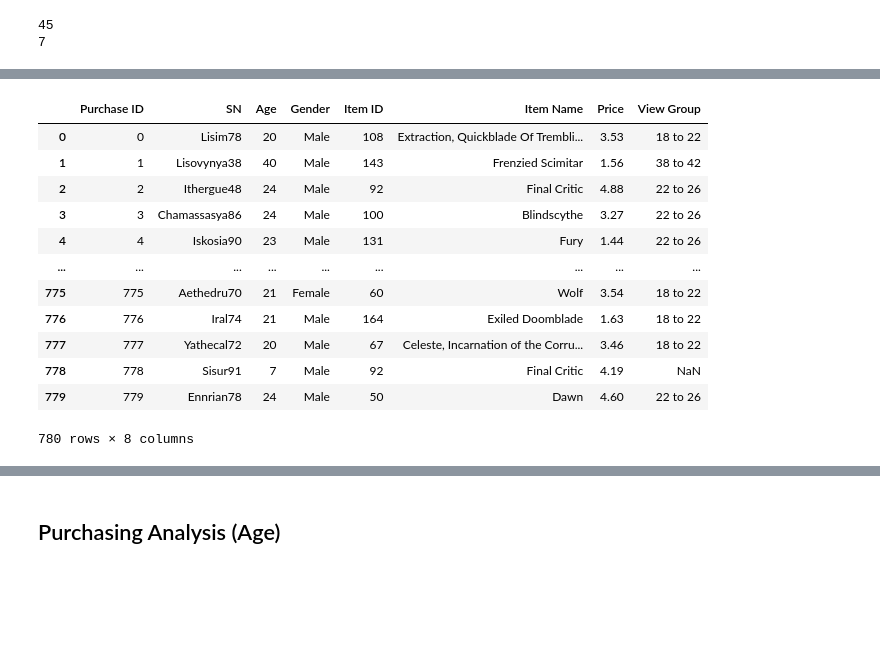
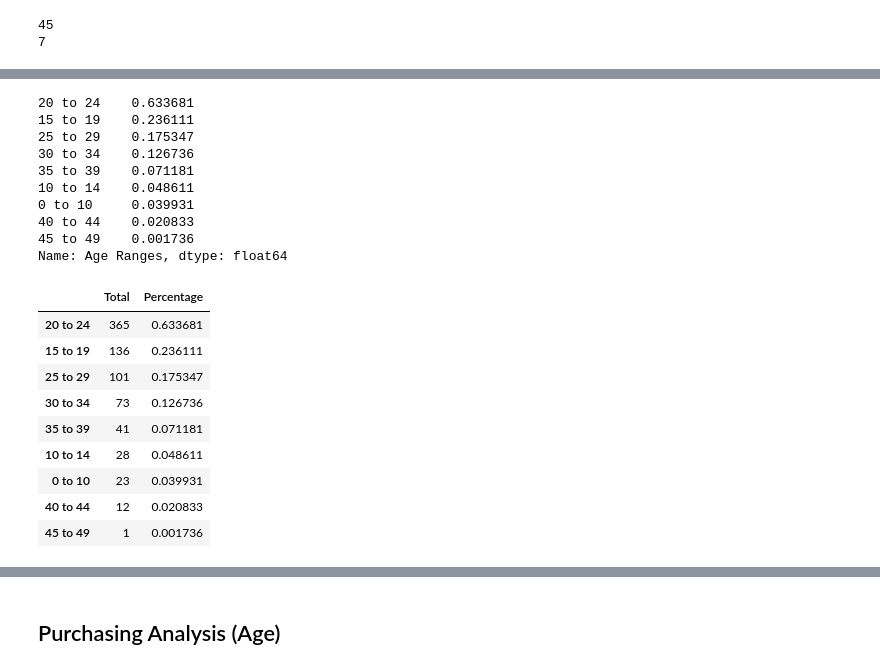
Before and after one commit to Jam0134/Pandas-challenge-HW4, a Jupyter notebook: HeroesOfPymoli/HeroesOfPymoli_2.ipynb, the cells around one changed output, grey strips where cells are left out. Cells and saved outputs as stored; diff of their text form; code cells hidden in the pictures; blank space fills up the shorter version.

```diff
--- a/HeroesOfPymoli/HeroesOfPymoli_2.ipynb
+++ b/HeroesOfPymoli/HeroesOfPymoli_2.ipynb
@@ -29,3 +29,6 @@ purchase_df
 | 778 | 778 | Sisur91 | 7 | Male | 92 | Final Critic | 4.19 |
 | 779 | 779 | Ennrian78 | 24 | Male | 50 | Dawn | 4.60 |
 780 rows × 7 columns
+# %%
+player_count = purchase_df.loc[:, ["Gender", "SN", "Age"]]
+player_count
@@ -238,9 +255,14 @@ print(purchase_df["Age"].min())
 7
 # %%
 # Bins for ages of 4 years
-
-bins = ["0", "10", "13.9", "17.9", "21.9", "25.9", "29.9", "33.9", "37.9", "41.9", "43.9", "47.9"]
+player_age_bins = [0, 9.9, 14.9, 19.9, 24.9, 29.9, 34.9, 39.9, 44.9, 49.9]
 
 # Names of bins
+age_groups = ["0 to 10", "10 to 14", "15 to 19", "20 to 24", "25 to 29", "30 to 34", "35 to 39", "40 to 44", "45 to 49"]
 
-age_groups = ["6 to 10", "10 to 14", "14 to 18", "18 to 22", "22 to 26", "26 to 30", "30 to 34", "34 to 38", "38 to 42", "42 to 46", "46 to 50"]
+# Place data into bins
+
+# pd.cut(purchase_df["Age"], bins, labels=age_groups)
+
+player_count.loc[:, "Age Ranges"] = pd.cut(player_count.loc[:,("Age")], player_age_bins, labels=age_groups)
+player_count.loc[:, "Age Ranges"]
@@ -264,0 +283,5 @@ Categories (11, object): [6 to 10 < 10 to 14 < 14 to 18 < 18 to 22 ... 34 to 38
+# %%
+# Calculate the numbers and percentages by age group
+
+player_count_totals = player_count["Age Ranges"].value_counts()
+player_count_totals
@@ -265,20 +299,34 @@ Categories (11, object): [6 to 10 < 10 to 14 < 14 to 18 < 18 to 22 ... 34 to 38
+# %%
+player_count_percentages = player_count_totals / players_count
+player_count_percentages
+# %% [output]
+20 to 24    0.633681
+15 to 19    0.236111
+25 to 29    0.175347
+30 to 34    0.126736
+35 to 39    0.071181
+10 to 14    0.048611
+0 to 10     0.039931
+40 to 44    0.020833
+45 to 49    0.001736
+Name: Age Ranges, dtype: float64
 # %%
 # Summary dataframe to hold results
 
-purchase_df["View Group"] = pd.cut(purchase_df["Age"], bins, labels=age_groups)
+player_count_df = pd.DataFrame({
+    "Total ": player_count_totals,
+    "Percentage": player_count_percentages
 
-purchase_df
+})
+player_count_df
 # %% [output]
-|  | Purchase ID | SN | Age | Gender | Item ID | Item Name | Price | View Group |
-| 0 | 0 | Lisim78 | 20 | Male | 108 | Extraction, Quickblade Of Trembli... | 3.53 | 18 to 22 |
-| 1 | 1 | Lisovynya38 | 40 | Male | 143 | Frenzied Scimitar | 1.56 | 38 to 42 |
-| 2 | 2 | Ithergue48 | 24 | Male | 92 | Final Critic | 4.88 | 22 to 26 |
-| 3 | 3 | Chamassasya86 | 24 | Male | 100 | Blindscythe | 3.27 | 22 to 26 |
-| 4 | 4 | Iskosia90 | 23 | Male | 131 | Fury | 1.44 | 22 to 26 |
-| ... | ... | ... | ... | ... | ... | ... | ... | ... |
-| 775 | 775 | Aethedru70 | 21 | Female | 60 | Wolf | 3.54 | 18 to 22 |
-| 776 | 776 | Iral74 | 21 | Male | 164 | Exiled Doomblade | 1.63 | 18 to 22 |
-| 777 | 777 | Yathecal72 | 20 | Male | 67 | Celeste, Incarnation of the Corru... | 3.46 | 18 to 22 |
-| 778 | 778 | Sisur91 | 7 | Male | 92 | Final Critic | 4.19 | NaN |
-| 779 | 779 | Ennrian78 | 24 | Male | 50 | Dawn | 4.60 | 22 to 26 |
+|  | Total | Percentage |
+| 20 to 24 | 365 | 0.633681 |
+| 15 to 19 | 136 | 0.236111 |
+| 25 to 29 | 101 | 0.175347 |
+| 30 to 34 | 73 | 0.126736 |
+| 35 to 39 | 41 | 0.071181 |
+| 10 to 14 | 28 | 0.048611 |
+| 0 to 10 | 23 | 0.039931 |
+| 40 to 44 | 12 | 0.020833 |
+| 45 to 49 | 1 | 0.001736 |
-780 rows × 8 columns
```
Also changed, not shown: parts of 6 cells of this notebook, 3 other files.
